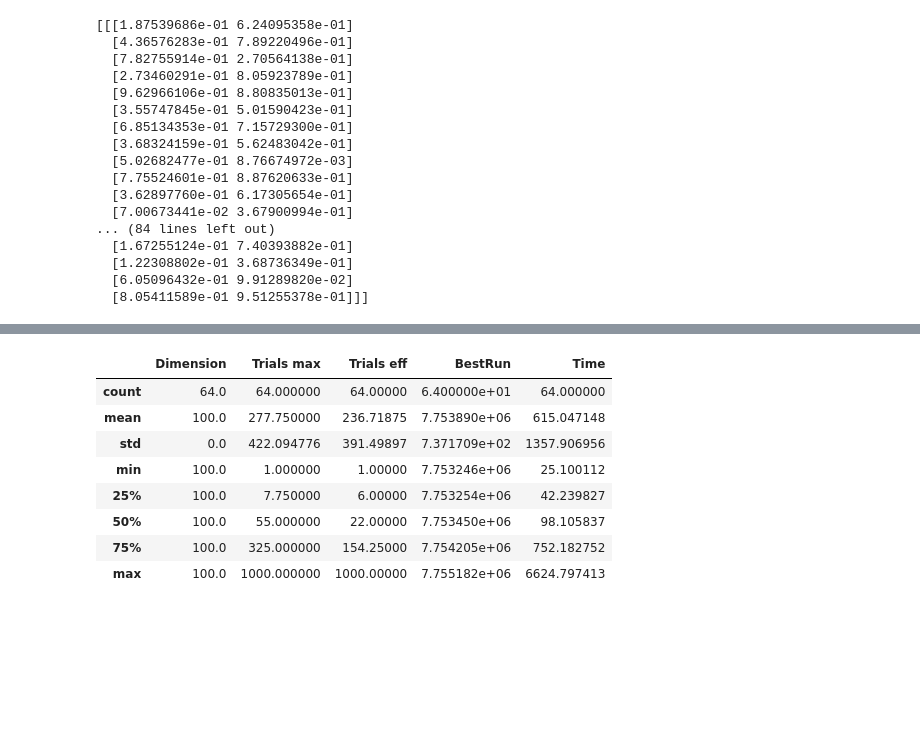
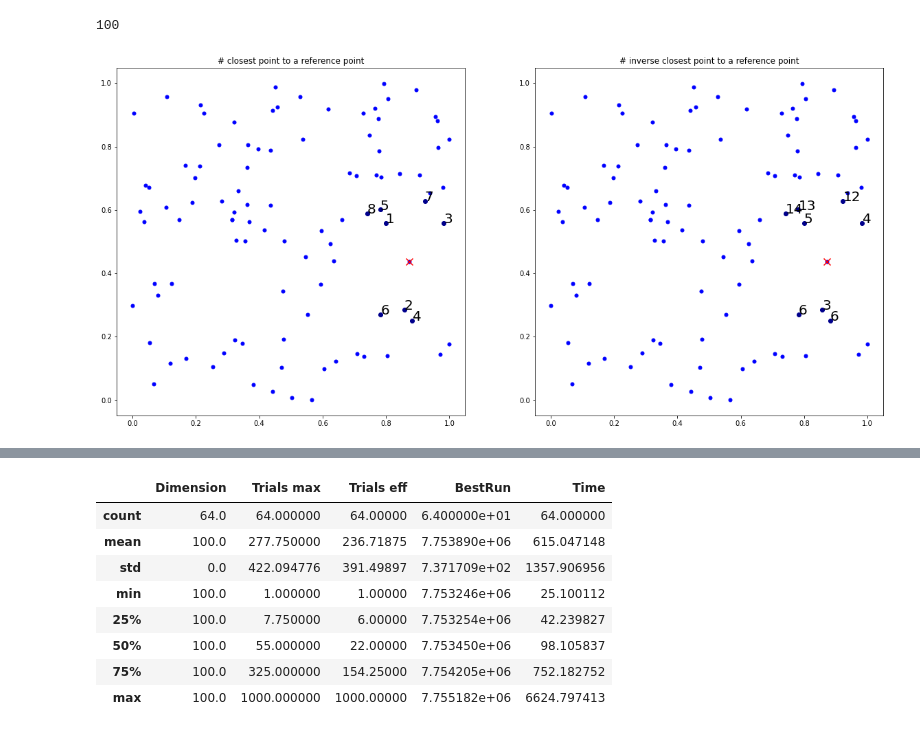
Before and after one commit to ViniciusBloise/NeuroLKH, a Jupyter notebook: play_stats2_node_distrib_study.ipynb, the cells around one changed output, grey strips where cells are left out. Cells and saved outputs as stored; diff of their text form; code cells hidden in the pictures; blank space fills up the shorter version.

Commit message:
distribution of CL

```diff
--- a/play_stats2_node_distrib_study.ipynb
+++ b/play_stats2_node_distrib_study.ipynb
@@ -9,7 +9,7 @@ import os
 import re
 # %%
 def read_problem_set(instance, n_edges):
-    with open(instance) as f:
+    with open(instance, 'r') as f:
         lines = f.readlines()
         assert lines[4] == "EDGE_WEIGHT_TYPE : EUC_2D\n"
         assert lines[5] == "NODE_COORD_SECTION\n"
@@ -29,15 +29,22 @@ def read_problem_set(instance, n_edges):
             x[:, 1] += (1 - 1e-4 - x[:, 1].max()) / 2
         else:
             x[:, 0] += (1 - 1e-4 - x[:, 0].max()) / 2
-        x = x.reshape(1, n_nodes, 2)
+        x = x.reshape( n_nodes, 2)
         dist = np.sqrt
 
     dist = x.reshape(n_nodes, 1, 2) - x.reshape(1, n_nodes, 2)
     dist = np.sqrt((dist ** 2).sum(-1))
-    edge_index = np.argsort(dist, -1)[:, 1:1 + n_edges]
+    edge_index = np.argsort(dist, -1)
     # edge_feat = dist[np.arange(batch_size).reshape(-1, 1, 1), np.arange(n_nodes).reshape(1, -1, 1), edge_index]
-    # inverse_edge_index = -np.ones(shape=[n_nodes, n_nodes], dtype="int")
-    # inverse_edge_index[np.arange(batch_size).reshape(-1, 1, 1), edge_index, np.arange(n_nodes).reshape(1, -1, 1)] = np.arange(n_edges).reshape(1, 1, -1) + np.arange(n_nodes).reshape(1, -1, 1) * n_edges
-    # inverse_edge_index = inverse_edge_index[np.arange(batch_size).reshape(-1, 1, 1), np.arange(n_nodes).reshape(1, -1, 1), edge_index]
+    inverse_edge_index = -np.ones(shape=[n_nodes, n_nodes], dtype="int")
+    inverse_edge_index[edge_index, np.arange(n_nodes).reshape(-1, 1)] = np.arange(n_edges).reshape(1, -1) + np.arange(n_nodes).reshape(-1, 1) * n_edges
+    inverse_edge_index = inverse_edge_index[np.arange(n_nodes).reshape(-1, 1), edge_index]
 
-    return x
+    return x, edge_index, inverse_edge_index
+# %%
+def read_optimal(optimal):
+    with open(optimal, 'r') as f:
+        line = f.readline()
+
+    opt = [int(i)-1 for i in line.split(' ')]
+    return opt
@@ -45,27 +106,17 @@ def read_problem_set(instance, n_edges):
 dimension = 100
 inst_n = 0
 instance = f'./result/{str(dimension)}/tsp/{inst_n}.tsp'
-x = read_problem_set(instance)
-print(x)
+optimal = f'./result/{str(dimension)}/bestrun/{inst_n}.txt'
+n_closest = 9
 
+#plot_scatter(x, edge_index, inv_edge_index, 15)
+
+l_stats = []
 for inst_n in trange(1000):
     instance = f'./result/{str(dimension)}/tsp/{inst_n}.tsp'
-    bestrun = f'./result/{str(dimension)}/bestrun/{inst_n}.txt'
+    optimal = f'./result/{str(dimension)}/bestrun/{inst_n}.txt'
+
+    x, edge_index, inv_edge_index = read_problem_set(instance, dimension)
+    opt = read_optimal(optimal)
+    stats = build_distribution_list(x, edge_index, inv_edge_index, opt, n_closest)
+    l_stats.append(list(stats.values()))
-# %% [output]
-[[[1.87539686e-01 6.24095358e-01]
-  [4.36576283e-01 7.89220496e-01]
-  [7.82755914e-01 2.70564138e-01]
-  [2.73460291e-01 8.05923789e-01]
-  [9.62966106e-01 8.80835013e-01]
-  [3.55747845e-01 5.01590423e-01]
-  [6.85134353e-01 7.15729300e-01]
-  [3.68324159e-01 5.62483042e-01]
-  [5.02682477e-01 8.76674972e-03]
-  [7.75524601e-01 8.87620633e-01]
-  [3.62897760e-01 6.17305654e-01]
-  [7.00673441e-02 3.67900994e-01]
-... (84 lines left out)
-  [1.67255124e-01 7.40393882e-01]
-  [1.22308802e-01 3.68736349e-01]
-  [6.05096432e-01 9.91289820e-02]
-  [8.05411589e-01 9.51255378e-01]]]
@@ -71,0 +125,12 @@ for inst_n in trange(1000):
+# %%
+dimension = 100
+inst_n = 0
+instance = f'./result/{str(dimension)}/tsp/{inst_n}.tsp'
+optimal = f'./result/{str(dimension)}/bestrun/{inst_n}.txt'
+x, edge_index, inv_edge_index = read_problem_set(instance, dimension)
+opt = read_optimal(optimal)
+
+plot_scatter(x, edge_index, inv_edge_index, 15)
+# %% [output]
+100
+[figure, added]
```
Also changed, not shown: parts of 5 cells of this notebook.
